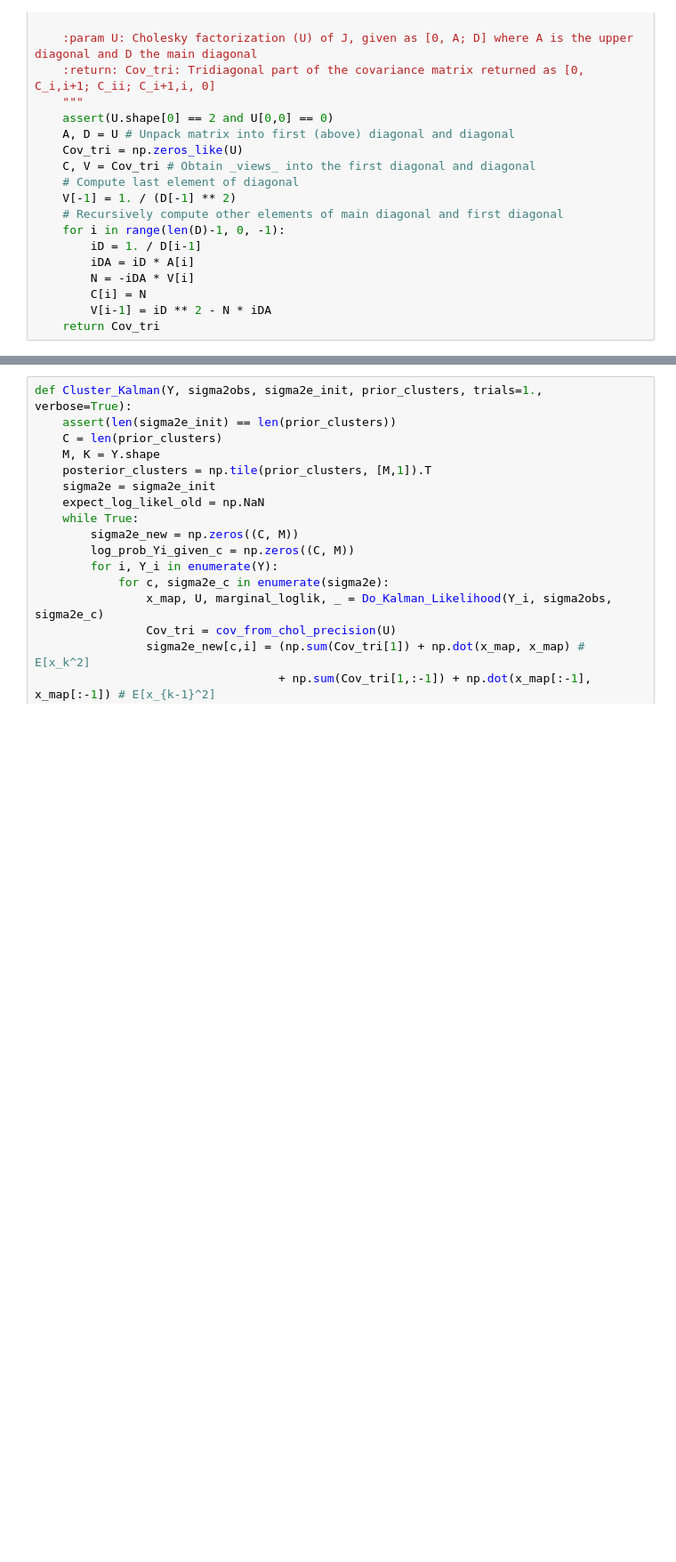
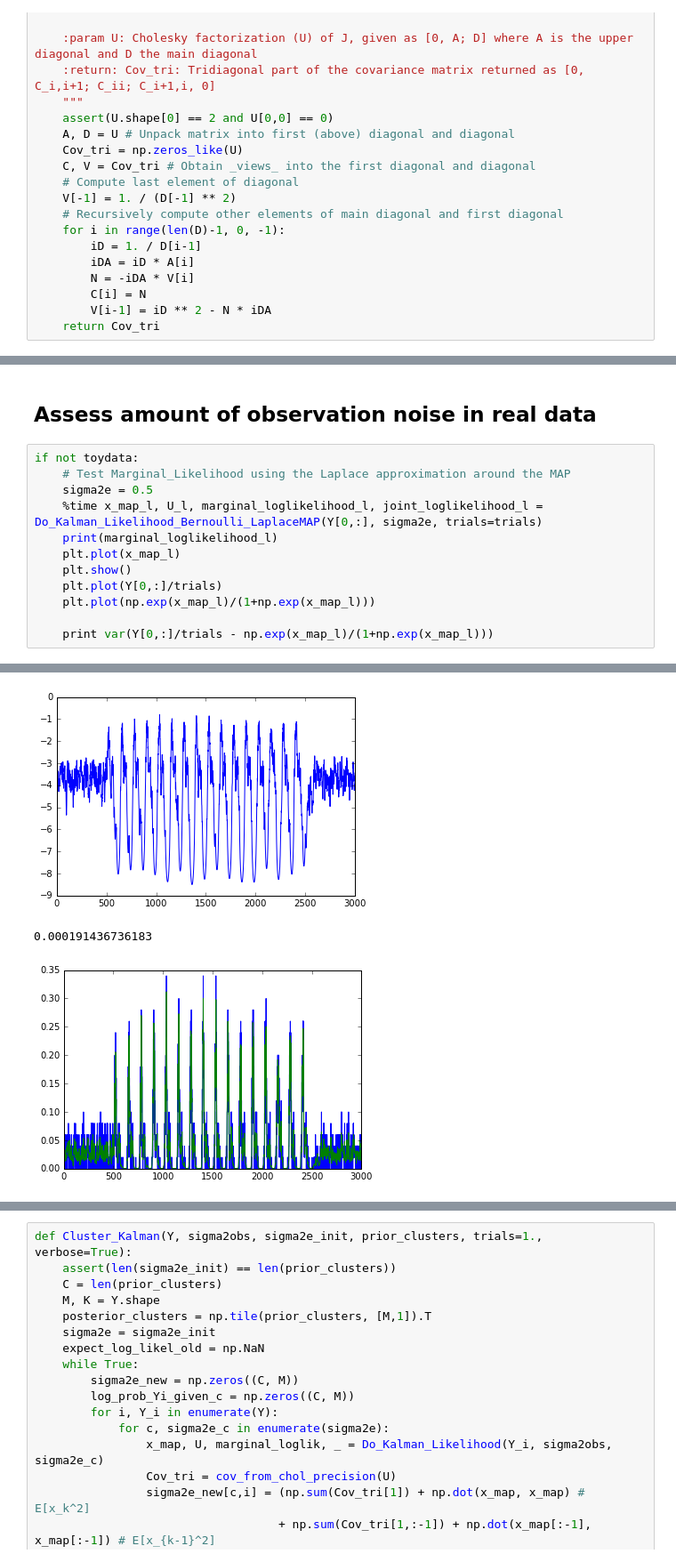
Before and after one commit to lciti/SEAS2016, a Jupyter notebook: ClusteringKalmanBasedOnSigma2e.ipynb, the cells around one changed output, grey strips where cells are left out. Shown at 89% size. Saved outputs shown, nothing was run; the diff lists cells and outputs as text; blank space fills up the shorter version.

```diff
--- a/ClusteringKalmanBasedOnSigma2e.ipynb
+++ b/ClusteringKalmanBasedOnSigma2e.ipynb
@@ -98,0 +153,15 @@ def cov_from_chol_precision(U):
+# %% [markdown]
+## Assess amount of observation noise in real data
+# %%
+if not toydata:
+    # Test Marginal_Likelihood using the Laplace approximation around the MAP
+    sigma2e = 0.5
+    %time x_map_l, U_l, marginal_loglikelihood_l, joint_loglikelihood_l = Do_Kalman_Likelihood_Bernoulli_LaplaceMAP(Y[0,:], sigma2e, trials=trials)
+    print(marginal_loglikelihood_l)
+    plt.plot(x_map_l)
+    plt.show()
+    plt.plot(Y[0,:]/trials)
+    plt.plot(np.exp(x_map_l)/(1+np.exp(x_map_l)))
+
+    print var(Y[0,:]/trials - np.exp(x_map_l)/(1+np.exp(x_map_l)))
+# %% [output]
@@ -98,0 +171,3 @@ def cov_from_chol_precision(U):
+[figure, added]
+0.000191436736183
+[figure, added]
```
Also changed, not shown: parts of 14 cells of this notebook.
